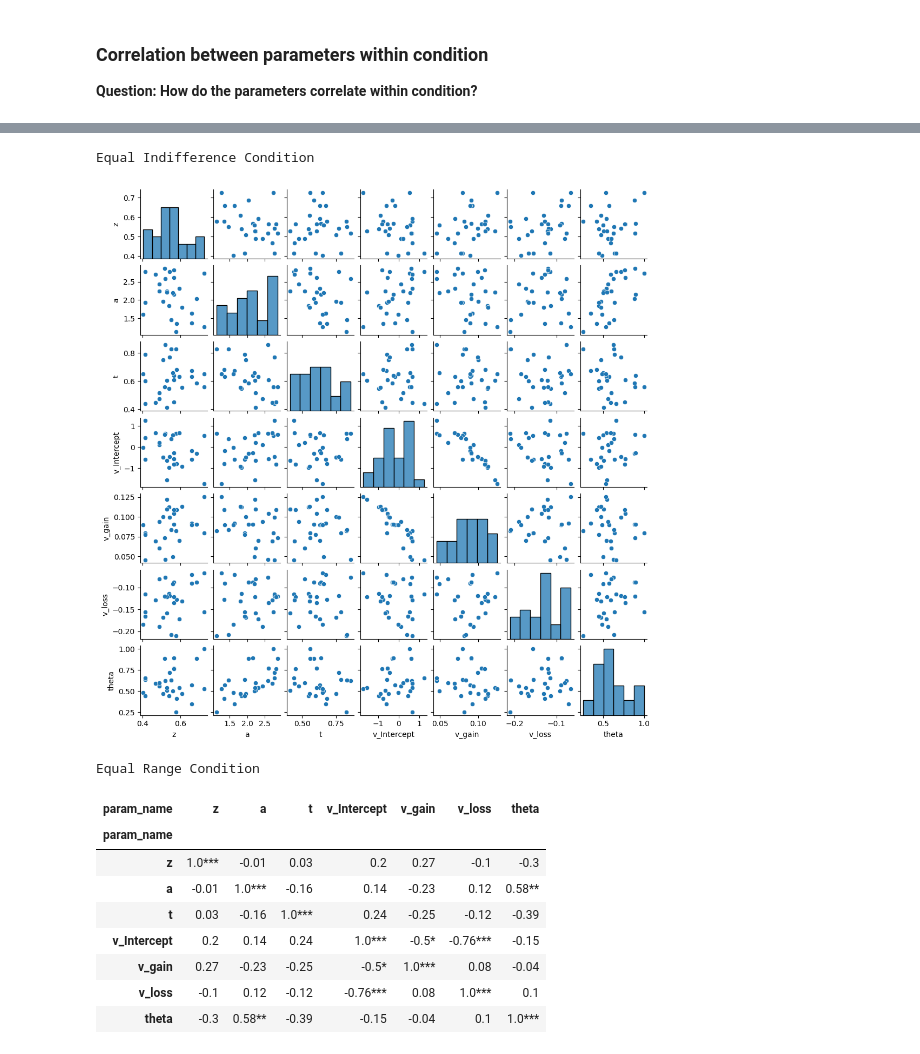
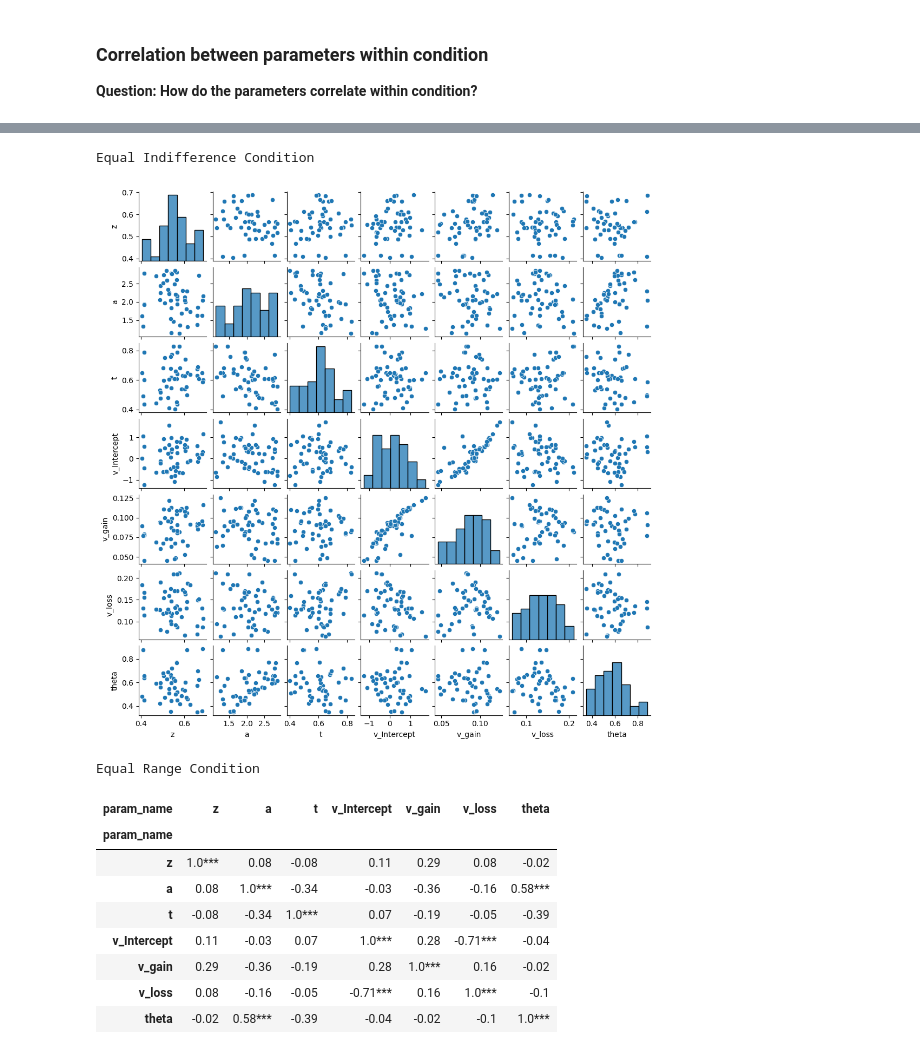
Before and after one commit to GusStgoReyes/riskyneuroarousal, a Jupyter notebook: notebooks/reproducible/2-ddms_params.ipynb, the cells around one changed output, grey strips where cells are left out. Saved outputs shown, nothing was run; the diff lists cells and outputs as text; code cells hidden in the pictures.

```diff
--- a/notebooks/reproducible/2-ddms_params.ipynb
+++ b/notebooks/reproducible/2-ddms_params.ipynb
@@ -37,3 +37,8 @@ lmbda = pd.DataFrame(lmbda)
 
 # Sort the all_params_fit by sub and condition
 all_params_fit = all_params_fit.sort_values(by=["sub"])
+# %%
+# make param_name v_loss be negative of the value
+all_params_fit.loc[all_params_fit["param_name"] == "v_loss", "mean"] = -all_params_fit.loc[all_params_fit["param_name"] == "v_loss", "mean"]
+# same with v_Intercept
+all_params_fit.loc[all_params_fit["param_name"] == "v_Intercept", "mean"] = -all_params_fit.loc[all_params_fit["param_name"] == "v_Intercept", "mean"]
@@ -40,3 +47,20 @@ all_params_fit = all_params_fit.sort_values(by=["sub"])
+# %%
+for condition in all_params_fit["condition"].unique():
+    for param in all_params_fit["param_name"].unique():
+        # Filter the dataframe
+        mask = (all_params_fit["param_name"] == param) & (all_params_fit["condition"] == condition)
+
+        # Compute Q1, Q3, and IQR
+        Q1 = all_params_fit.loc[mask, "mean"].quantile(0.25)
+        Q3 = all_params_fit.loc[mask, "mean"].quantile(0.75)
+        IQR = Q3 - Q1
+
+        # Define bounds for outliers
+        lower_bound = Q1 - 1.25 * IQR
+        upper_bound = Q3 + 1.25 * IQR
+
+        # Set outliers to NaN
+        all_params_fit.loc[mask & ((all_params_fit["mean"] < lower_bound) | (all_params_fit["mean"] > upper_bound)), "mean"] = np.nan
 # %% [markdown]
 ### Parameter differences between conditions
 **Question: How do the parameters differ between conditions?**
@@ -89,13 +114,12 @@ plt.show()
 ### Correlation between parameters within condition
 **Question: How do the parameters correlate within condition?**
 # %%
-# For each param_name, create a column with their mean across subjects
-param_fit_col = all_params_fit.pivot(index=["sub", "condition"], columns="param_name", values="mean").reset_index()
+params_fit_col = all_params_fit.pivot(index=["sub", "condition"], columns="param_name", values="mean").reset_index()
 # %%
 # Create a small figure to put the sns.pairplot in
 print("Equal Range Condition")
-equalRange_params = param_fit_col.query("condition == 'equalRange'")[["z", "a", "t", "v_Intercept", "v_gain", "v_loss", "theta"]]
-sns.pairplot(equalRange_params, height = 1.5)
+equalRange_params = params_fit_col.query("condition == 'equalRange'")[["z", "a", "t", "v_Intercept", "v_gain", "v_loss", "theta"]]
+sns.pairplot(equalRange_params, height = 1.5, dropna=True)
 plt.show()
 # %% [output]
 Equal Range Condition
@@ -103,29 +127,29 @@ Equal Range Condition
 # %%
 print("Equal Indifference Condition")
-equalIndiff_params = param_fit_col.query("condition == 'equalIndifference'")[["z", "a", "t", "v_Intercept", "v_gain", "v_loss", "theta"]]
+equalIndiff_params = params_fit_col.query("condition == 'equalIndifference'")[["z", "a", "t", "v_Intercept", "v_gain", "v_loss", "theta"]]
 sns.pairplot(equalIndiff_params, height = 1.5)
 plt.show()
 # %% [output]
 Equal Indifference Condition
-[figure, old version]
+[figure, new version]
 # %%
 print("Equal Range Condition")
 rho = equalRange_params.corr()
 pval = equalRange_params.corr(method=lambda x, y: stats.pearsonr(x, y)[1]) - np.eye(*rho.shape)
-pval = pd.DataFrame(stats.false_discovery_control(pval, axis = None).reshape(pval.shape), columns=pval.columns, index=pval.index)
+pval = pd.DataFrame(stats.false_discovery_control(pval, axis = None, method = "by").reshape(pval.shape), columns=pval.columns, index=pval.index)
 p = pval.map(lambda x: ''.join(['*' for t in [.05, .01, .001] if x<=t]))
 rho.round(2).astype(str) + p
 # %% [output]
 Equal Range Condition
 | param_name | z | a | t | v_Intercept | v_gain | v_loss | theta |
 | param_name |  |  |  |  |  |  |  |
-| z | 1.0*** | -0.01 | 0.03 | 0.2 | 0.27 | -0.1 | -0.3 |
-| a | -0.01 | 1.0*** | -0.16 | 0.14 | -0.23 | 0.12 | 0.58** |
-| t | 0.03 | -0.16 | 1.0*** | 0.24 | -0.25 | -0.12 | -0.39 |
-| v_Intercept | 0.2 | 0.14 | 0.24 | 1.0*** | -0.5* | -0.76*** | -0.15 |
-| v_gain | 0.27 | -0.23 | -0.25 | -0.5* | 1.0*** | 0.08 | -0.04 |
-| v_loss | -0.1 | 0.12 | -0.12 | -0.76*** | 0.08 | 1.0*** | 0.1 |
-| theta | -0.3 | 0.58** | -0.39 | -0.15 | -0.04 | 0.1 | 1.0*** |
+| z | 1.0*** | 0.08 | -0.08 | 0.11 | 0.29 | 0.08 | -0.02 |
+| a | 0.08 | 1.0*** | -0.34 | -0.03 | -0.36 | -0.16 | 0.58*** |
+| t | -0.08 | -0.34 | 1.0*** | 0.07 | -0.19 | -0.05 | -0.39 |
+| v_Intercept | 0.11 | -0.03 | 0.07 | 1.0*** | 0.28 | -0.71*** | -0.04 |
+| v_gain | 0.29 | -0.36 | -0.19 | 0.28 | 1.0*** | 0.16 | -0.02 |
+| v_loss | 0.08 | -0.16 | -0.05 | -0.71*** | 0.16 | 1.0*** | -0.1 |
+| theta | -0.02 | 0.58*** | -0.39 | -0.04 | -0.02 | -0.1 | 1.0*** |
 # %%
 print("Equal Indifference Condition")
 rho = equalIndiff_params.corr()
```
Also changed, not shown: parts of 9 cells of this notebook, 37 other files.
